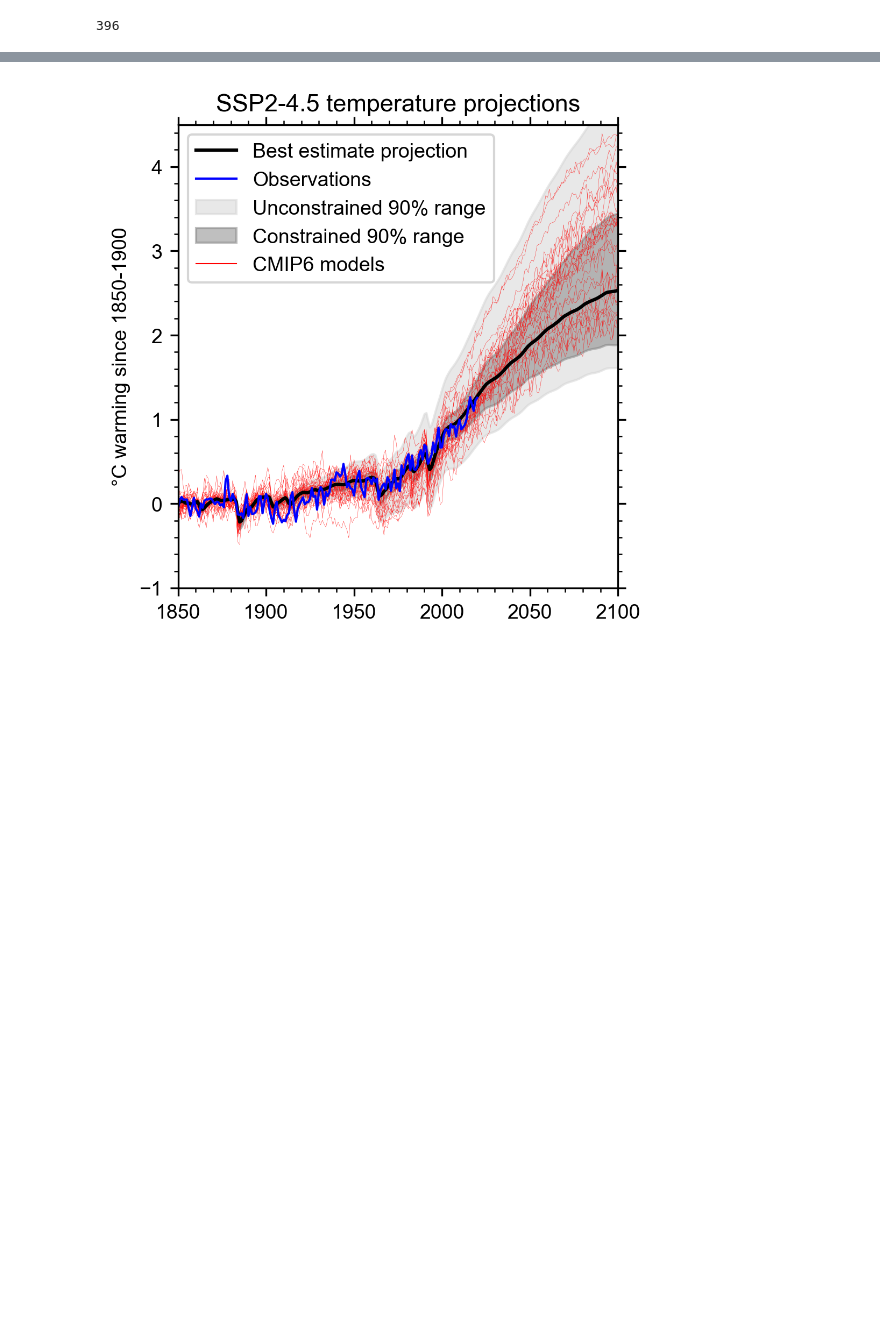
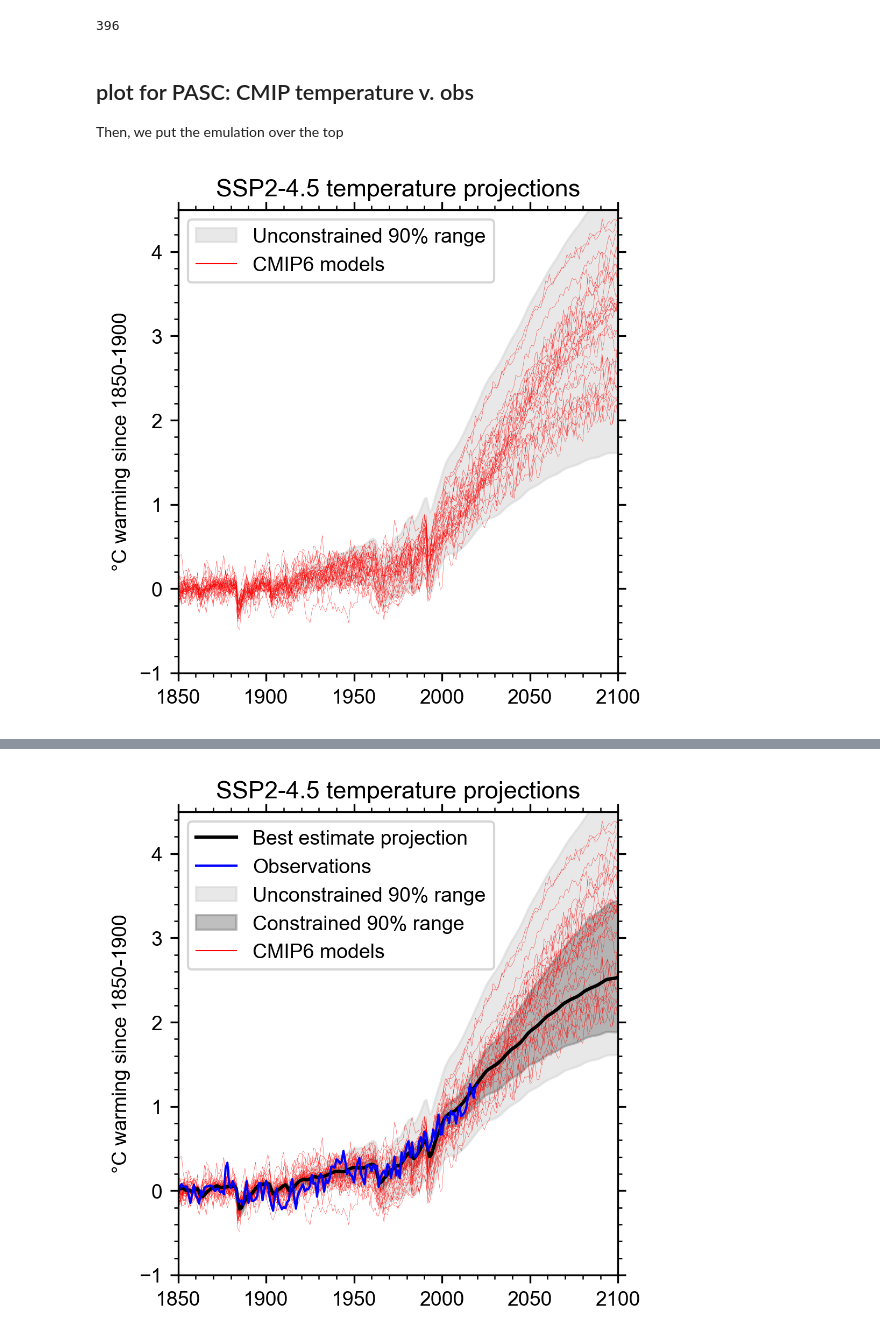
Before and after one commit to chrisroadmap/cb-emulators, a Jupyter notebook: notebooks/03_constraining.ipynb, the cells around one changed output, grey strips where cells are left out. Saved outputs shown, nothing was run; the diff lists cells and outputs as text; code cells hidden in the pictures; blank space fills up the shorter version.

Commit message:
Add step-by-step plot

```diff
--- a/notebooks/03_constraining.ipynb
+++ b/notebooks/03_constraining.ipynb
@@ -107,3 +107,33 @@ OFFSET = 0
 PERIOD = slice(100,151)
 # %%
 ssp245 = ssp245.sub(ssp245.loc[:,'1850-07-01':'1900-07-01'].mean(axis=1), axis=0) + OFFSET
+# %% [markdown]
+## plot for PASC: CMIP temperature v. obs
+
+Then, we put the emulation over the top
+# %%
+pl.plot(np.arange(1850, 2101), ssp245.T, color='red', lw=0.1)
+
+pl.fill_between(
+    np.arange(1850, 2101),
+    np.percentile(T[100:,:]-np.mean(T[PERIOD,:], axis=0) + OFFSET, 5, axis=1),
+    np.percentile(T[100:,:]-np.mean(T[PERIOD,:], axis=0) + OFFSET, 95, axis=1),
+    color='lightgray', lw=1, alpha=0.5,
+    label='Unconstrained 90% range'
+)
+line = Line2D([0], [0], label='CMIP6 models', color='red', lw=0.5)
+
+pl.title('SSP2-4.5 temperature projections')
+pl.ylabel('°C warming since 1850-1900')
+pl.xlim(1850, 2100)
+pl.ylim(-1, 4.5)
+
+handles, labels = pl.gca().get_legend_handles_labels()
+handles.extend([line])
+pl.legend(handles=handles, loc='upper left')
+
+pl.tight_layout()
+pl.savefig('../figures/cmip-unconstrained.png')
+pl.savefig('../figures/cmip-unconstrained.pdf')
+# %% [output]
+[figure, added]
```
Also changed, not shown: parts of 1 cell of this notebook, 5 other files.
